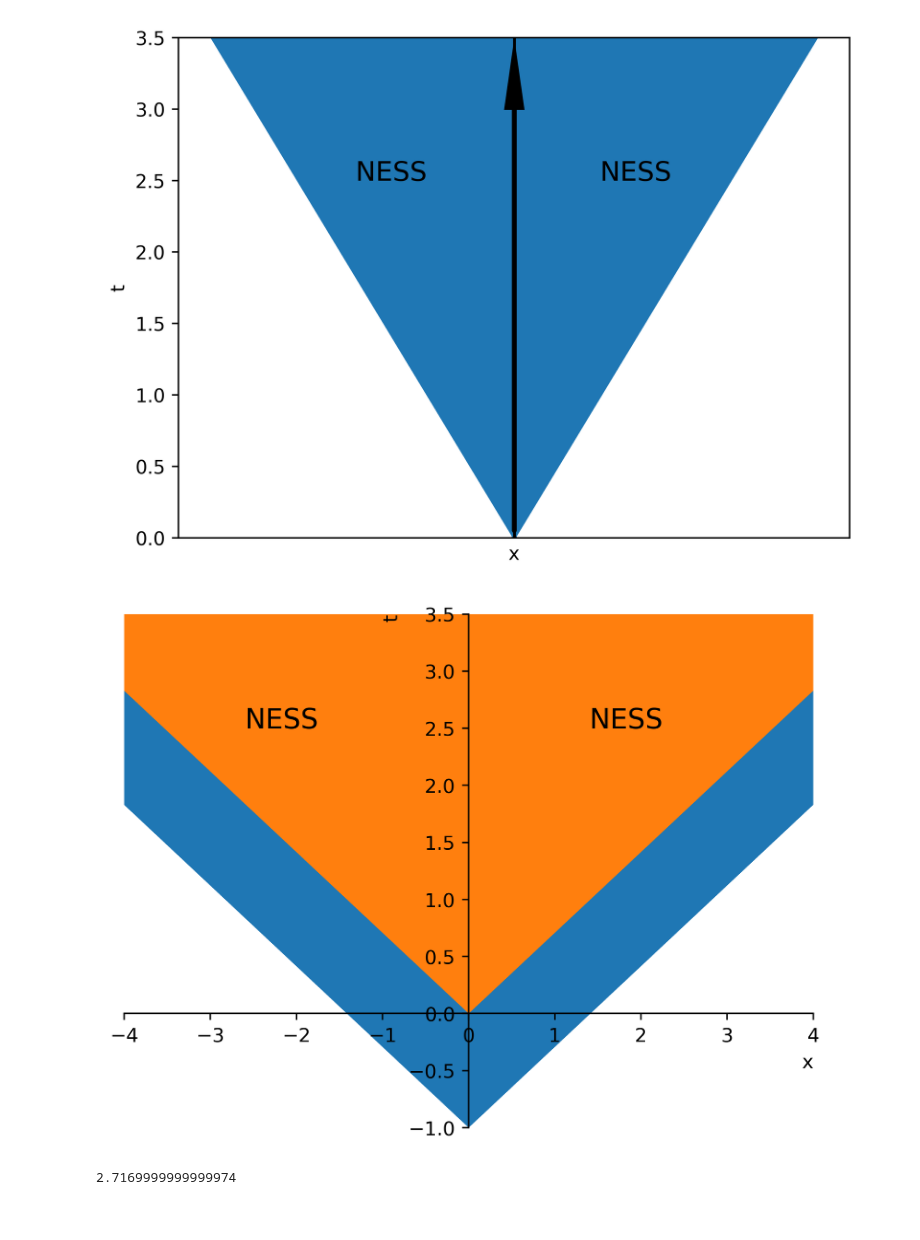
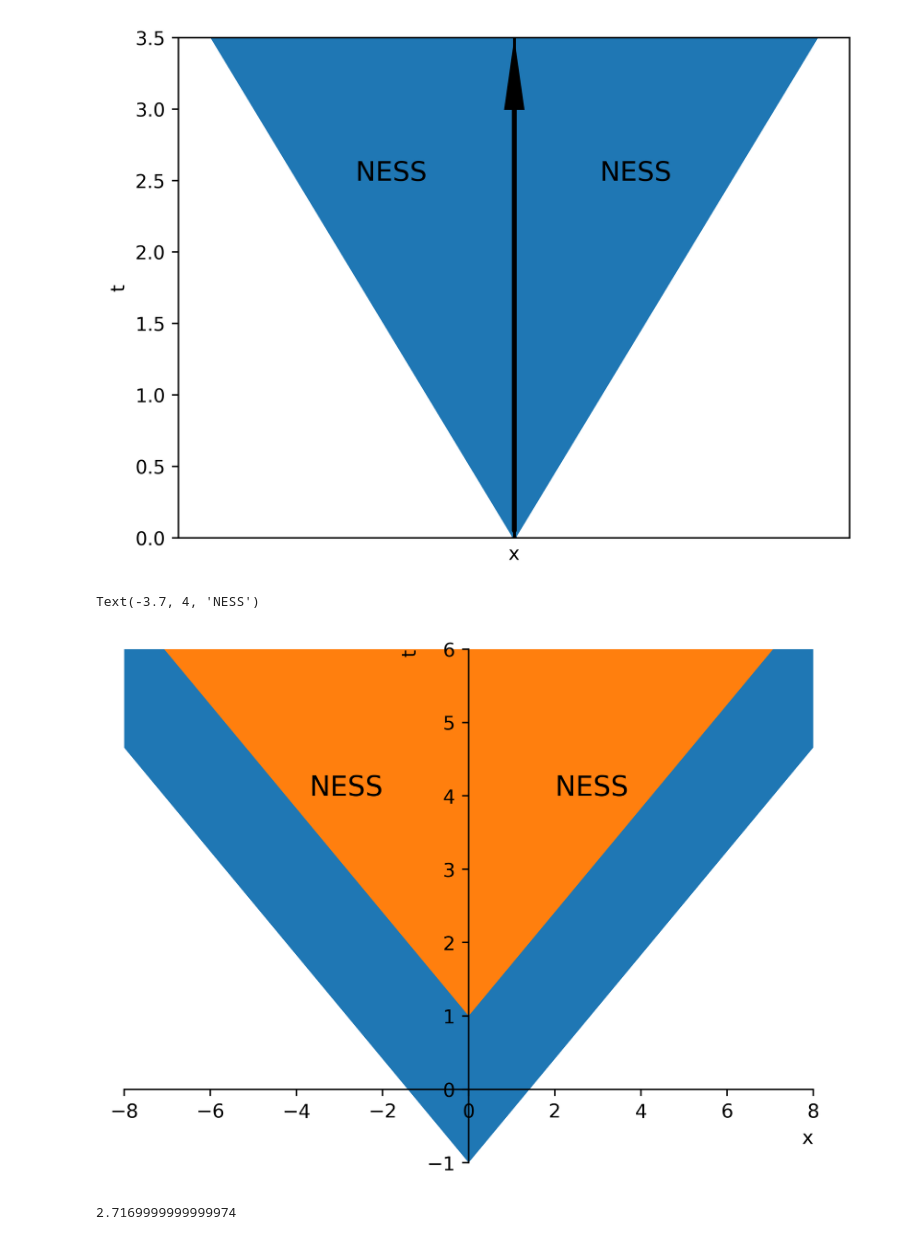
Before and after one commit to John-Zou-IC/M2R_Stochastic_Resetting, a Jupyter notebook: figures.ipynb, the cells around one changed output. Cells and saved outputs as stored; diff of their text form; code cells hidden in the pictures.

Commit message:
Adjusting reach ness figure

```diff
--- a/figures.ipynb
+++ b/figures.ipynb
@@ -164,38 +164,40 @@ ax.arrow(0, 0, 0, 3, width=0.05, head_width=0.3, color='black')
 # %%
 import numpy as np
 
 
 r = 0.5
 D = 1
 x_0 = 0
 
-x_val = np.arange(-5, 5, 0.01)
+x_val = np.arange(-10, 10, 0.01)
 y_val = 1/(2*r) * (np.sqrt(r/D) * np.abs(x_val-x_0) - 1)
-z_val = 1/(2*r) * np.sqrt(r/D) * np.abs(x_val-x_0)
-top = 3.5 * np.full(x_val.shape, 1)
+z_val = 1/(2*r) * (np.sqrt(r/D) * np.abs(x_val-x_0) + 1)
+top = 10 * np.full(x_val.shape, 1)
 
 fig, ax = plt.subplots(1, 1)
 fig.set_dpi(400)
-ax.set_xlim((-4, 4))
-ax.set_ylim((-1, 3.5))
+ax.set_xlim((-8, 8))
+ax.set_ylim((-1, 6))
 ax.fill_between(x_val, y_val, top)
 ax.fill_between(x_val, z_val, top)
 
 ax.set_xlabel("x", loc="right")
 ax.set_ylabel("t", loc="top")
-ax.text(1.4, 2.5, "NESS", size='x-large')
-ax.text(-2.6, 2.5, "NESS", size='x-large')
 
 ax.spines['top'].set_visible(False)
 ax.spines['right'].set_visible(False)
 
 ax.spines['left'].set_position('zero')
 ax.spines['bottom'].set_position('zero')
 
 ax.xaxis.set_ticks_position('bottom')
 ax.yaxis.set_ticks_position('left')
+
+ax.text(2, 4, "NESS", size='x-large')
+ax.text(-3.7, 4, "NESS", size='x-large')
 # %% [output]
+Text(-3.7, 4, 'NESS')
-[figure, old version]
+[figure, new version]
 # %%
 import stochastic_resetting.standard as s
 
```
